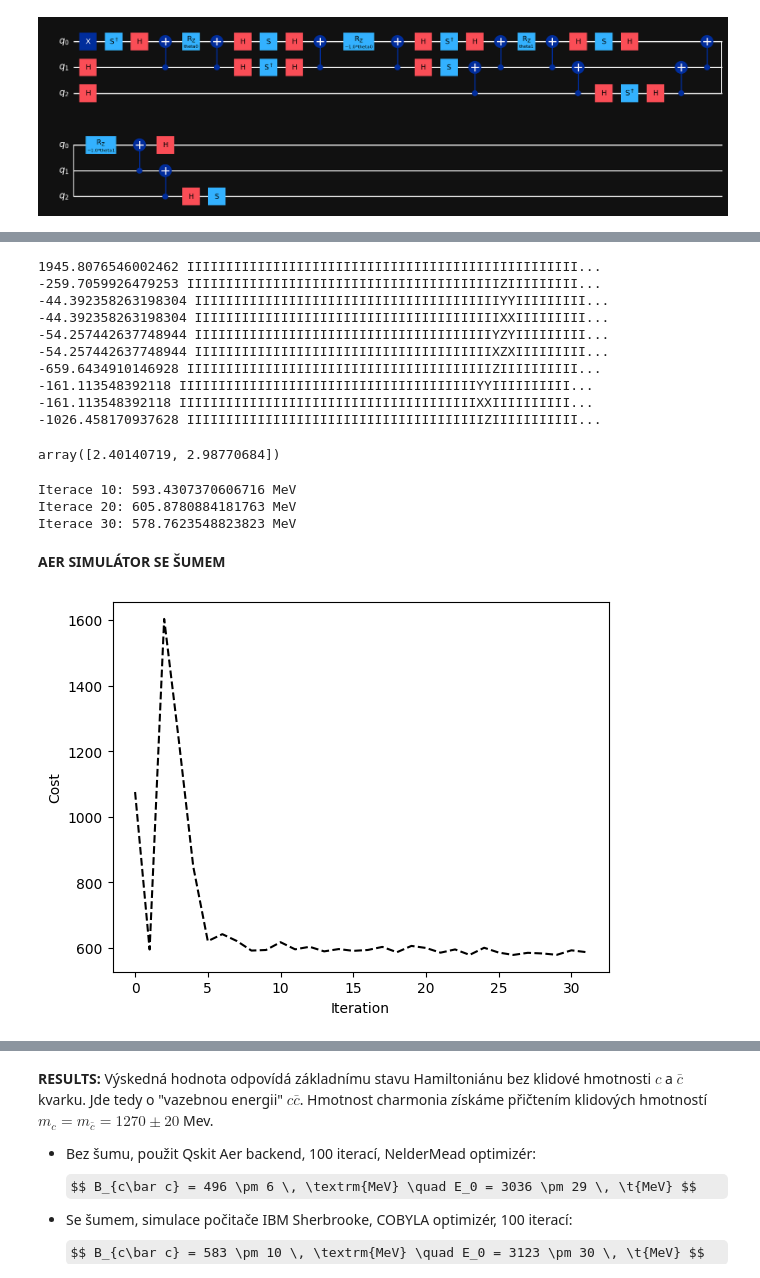
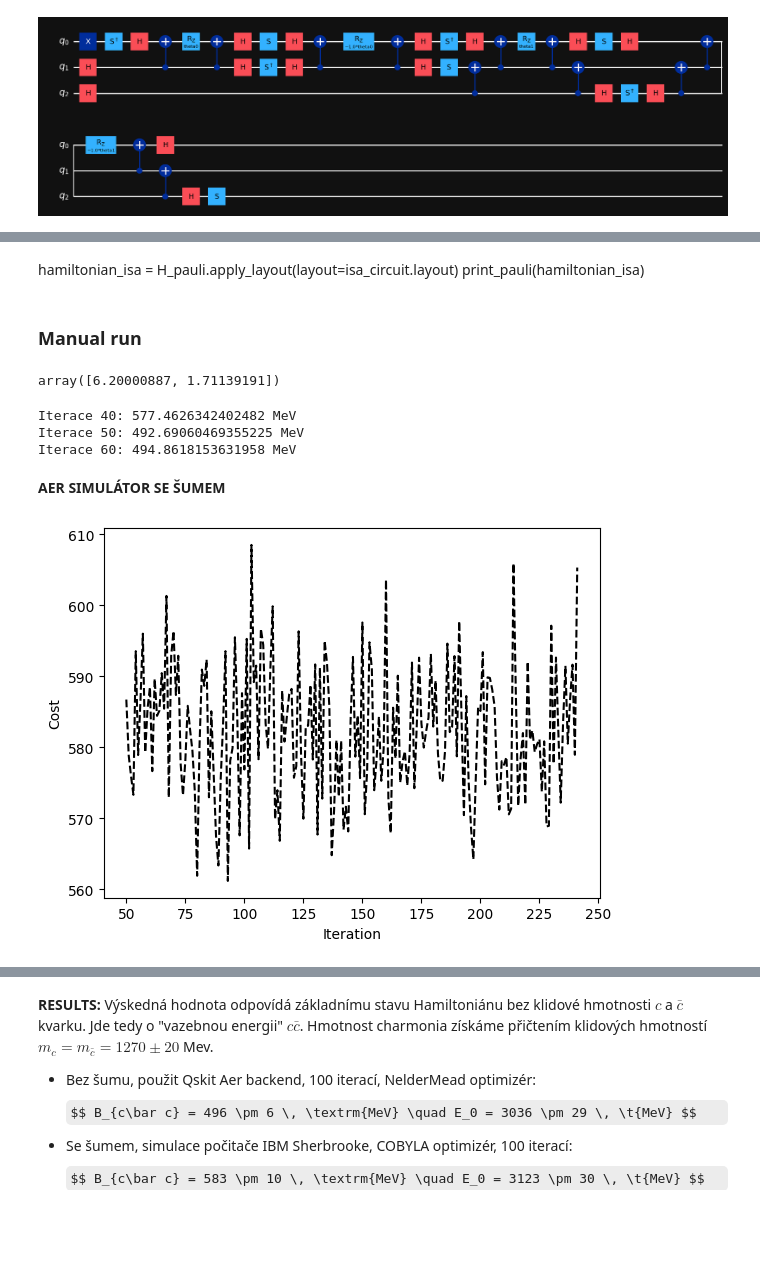
Before and after one commit to TheLittleRock/Charmonium-VQE, a Jupyter notebook: Charmonium.ipynb, the cells around one changed output, grey strips where cells are left out. Drawn from its saved outputs; the diff is of its cells as text; code cells hidden in the pictures; some formulas as TeX source; blank space fills up the shorter version.

```diff
--- a/Charmonium.ipynb
+++ b/Charmonium.ipynb
@@ -604,15 +609,4 @@ isa_circuit.draw('mpl', idle_wires=False, style = my_style)
-# %%
-hamiltonian_isa = H_pauli.apply_layout(layout=isa_circuit.layout)
-print_pauli(hamiltonian_isa)
-# %% [output]
-1945.8076546002462 IIIIIIIIIIIIIIIIIIIIIIIIIIIIIIIIIIIIIIIIIIIIIIIIII...
--259.7059926479253 IIIIIIIIIIIIIIIIIIIIIIIIIIIIIIIIIIIIIIIIZIIIIIIIII...
--44.392358263198304 IIIIIIIIIIIIIIIIIIIIIIIIIIIIIIIIIIIIIIIYYIIIIIIIII...
--44.392358263198304 IIIIIIIIIIIIIIIIIIIIIIIIIIIIIIIIIIIIIIIXXIIIIIIIII...
--54.257442637748944 IIIIIIIIIIIIIIIIIIIIIIIIIIIIIIIIIIIIIIYZYIIIIIIIII...
--54.257442637748944 IIIIIIIIIIIIIIIIIIIIIIIIIIIIIIIIIIIIIIXZXIIIIIIIII...
--659.6434910146928 IIIIIIIIIIIIIIIIIIIIIIIIIIIIIIIIIIIIIIIZIIIIIIIIII...
--161.113548392118 IIIIIIIIIIIIIIIIIIIIIIIIIIIIIIIIIIIIIIYYIIIIIIIIII...
--161.113548392118 IIIIIIIIIIIIIIIIIIIIIIIIIIIIIIIIIIIIIIXXIIIIIIIIII...
--1026.458170937628 IIIIIIIIIIIIIIIIIIIIIIIIIIIIIIIIIIIIIIZIIIIIIIIIII...
+# %% [markdown]
+hamiltonian_isa = H_pauli.apply_layout(layout=isa_circuit.layout)
+print_pauli(hamiltonian_isa)
 # %%
@@ -632,5 +627,7 @@ def cost_func(params, ansatz, hamiltonian, estimator, callback_dict):
 
     return energy, result
+# %% [markdown]
+### Manual run
 # %%
 callback_dict = {
     "prev_vector": None,
@@ -639,15 +636,15 @@ callback_dict = {
     "result": []
 }
 
+def cost_func_2(*args, **kwargs):
+    energy, result = cost_func(*args, **kwargs)
+    return energy
+
 x0 = 2 * np.pi * np.random.random(num_params)
 x0
 # %% [output]
-array([2.40140719, 2.98770684])
+array([6.20000887, 1.71139191])
 # %%
-def cost_func_2(*args, **kwargs):
-    energy, result = cost_func(*args, **kwargs)
-    return energy
-
 with Session(backend=backend) as session:
     estimator = Estimator(mode=session)
 
@@ -655,12 +652,12 @@ with Session(backend=backend) as session:
         cost_func_2,
         x0,
         args=(isa_circuit, hamiltonian_isa, estimator, callback_dict),
-        method="Cobyla",
+        method="cobyla",
         options={'maxiter': 100})
 # %% [output]
-Iterace 10: 593.4307370606716 MeV
-Iterace 20: 605.8780884181763 MeV
-Iterace 30: 578.7623548823823 MeV
+Iterace 40: 577.4626342402482 MeV
+Iterace 50: 492.69060469355225 MeV
+Iterace 60: 494.8618153631958 MeV
 # %% [markdown]
 **AER SIMULÁTOR SE ŠUMEM**
 # %%
@@ -690,12 +683,12 @@ res = minimize(
         options={'maxiter': 100})
 # %%
 fig, ax = plt.subplots()
-plt.plot(range(callback_dict["iters"]), callback_dict["cost_history"],linestyle="dashed", color = "k")
+plt.plot(range(callback_dict["iters"])[50:-1], callback_dict["cost_history"][50:-1],linestyle="dashed", color = "k")
 plt.xlabel("Iteration")
 plt.ylabel("Cost")
 plt.draw()
 # %% [output]
-[figure, old version]
+[figure, new version]
 # %%
 stds = np.array([callback_dict["result"][i][0].data.stds[0] for i in range(callback_dict["iters"])])
 evs = np.array([callback_dict["result"][i][0].data.evs[0] for i in range(callback_dict["iters"])])
```
Also changed, not shown: parts of 29 cells of this notebook, 2 other files.
